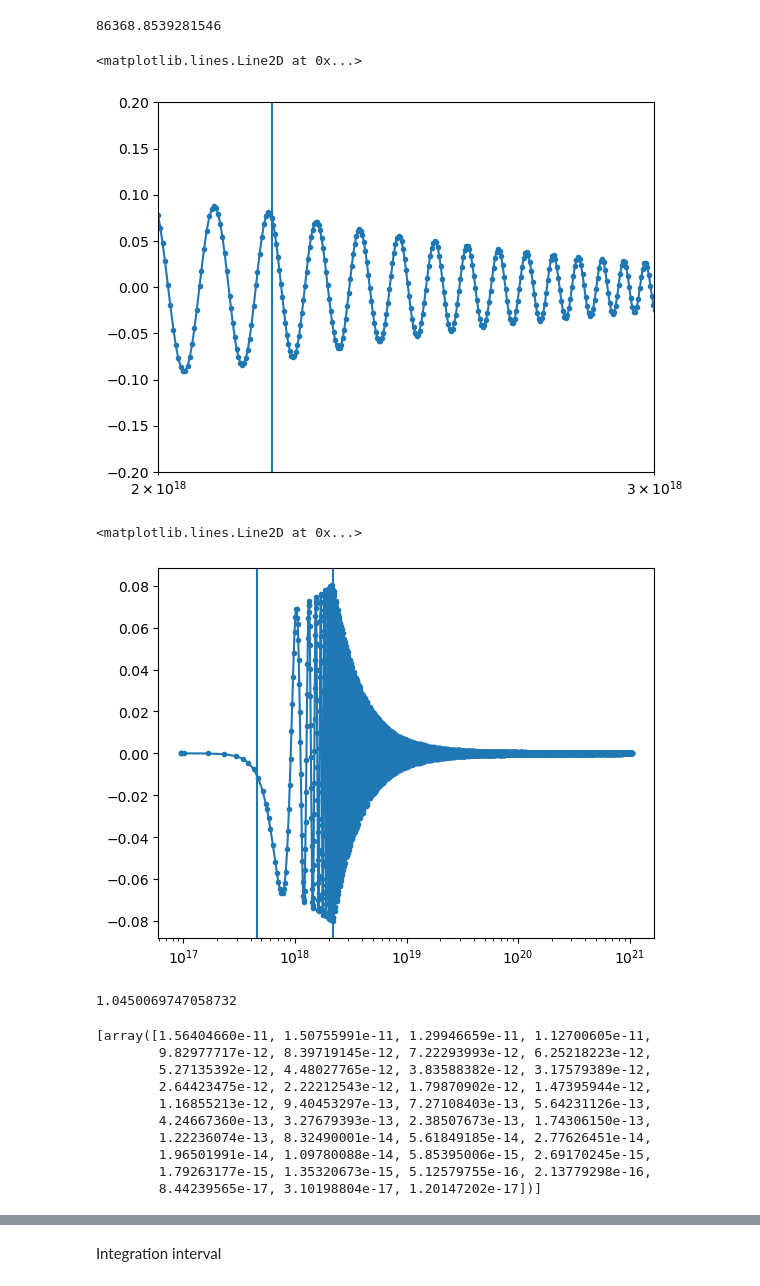
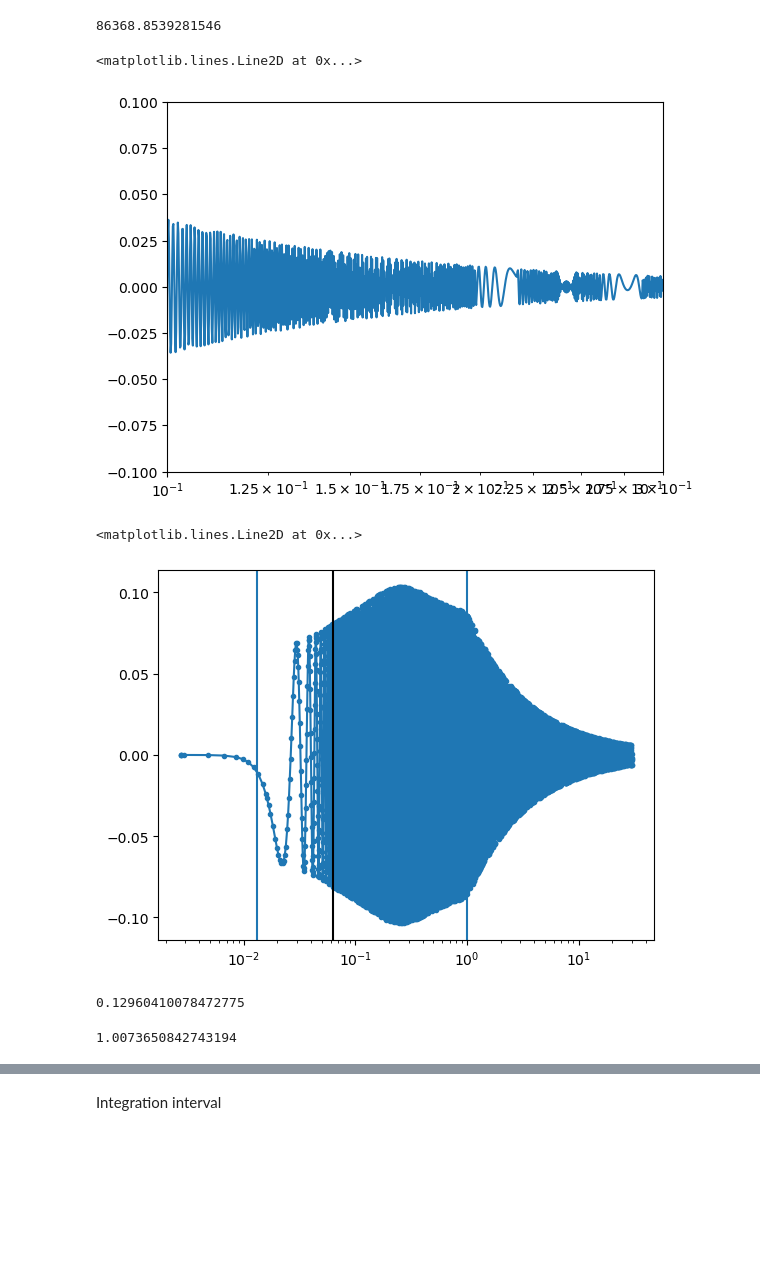
Before and after one commit to ManuelBuenAbad/axion_mcmc, a Jupyter notebook: axion_evol.ipynb, the cells around one changed output, grey strips where cells are left out. Cells and saved outputs as stored; diff of their text form; code cells hidden in the pictures; blank space fills up the shorter version.

```diff
--- a/axion_evol.ipynb
+++ b/axion_evol.ipynb
@@ -1619,8 +1638,10 @@ def find_t_interval(model, fa, eps_phi, N, ini_ratio, end_ratio):
         if Nmin(eps_phi) > N:
             raise ValueError("Nmin(eps_phi={:g}) = {:g} > {:i}; that means that theta=0 is a local MAXIMUM and the axion does not solve the strong CP problem. Please increase N or increase eps_phi.".format(eps_phi, Nmin(eps_phi), N))
 
-        ma_of_tini = lambda t: np.sqrt(ma_pi2(fa))
-        ma_of_tend = lambda t: np.sqrt(ma_tot2(eps_phi, N, fa))
+        ma_of_tini = lambda t: np.sqrt(ma_pi2(fa)) # at high temperatures the minimum is at theta = pi
+        ma_of_tend = lambda t: np.sqrt(ma_tot2(eps_phi, N, fa)) # at low temperatures the minimum is at theta = 0
+
+        Vtot_primeprime(pi, Thi, 'ZN', eps_phi, N)
 
     else:
         raise ValueError("The argument 'model' must be either 'QCD' or 'ZN'. You passed '{}'".format(model))
@@ -2040,7 +2054,7 @@ def axion_msa(x, Y, model, fa, eps_phi, N, timescale, vev, p=12, small=1.e-10):
     dLmdLa = dlnmadlna(x*timescale, vev, model, eps_phi, N, p=p, small=small) # dlnm_a/dlna around an axion VEV
     h = timescale*Hubt(x*timescale) # dimless Hubble rate
 
-    dy = -(3/2)*h*(1 + dLmdLa)*y # time derivative
+    dy = -(3/2)*h*(1 + (1/3)*dLmdLa)*y # time derivative
 
     return [dy]
 # %% [markdown]
@@ -2071,7 +2085,7 @@ def msa_jac(x, Y, model, fa, eps_phi, N, timescale, vev, p=12, small=1.e-10):
     dLmdLa = dlnmadlna(x*timescale, vev, model, eps_phi, N, p=p, small=small) # dlnm_a/dlna around an axion VEV
     h = timescale*Hubt(x*timescale) # dimless Hubble rate
 
-    jac = [[-(3/2)*h*(1 + dLmdLa)]] # jacobian
+    jac = [[-(3/2)*h*(1 + (1/3)*dLmdLa)]] # jacobian
 
     return jac
 # %% [markdown]
@@ -2825,43 +3430,40 @@ test_sol.omega_a_raw
 # %% [output]
 86368.8539281546
 # %%
-test_sol = solve_axion_eom('QCD', 'switcheroo', 1.e12, epsphi_test, N_test, theta_ini, dtheta_ini, (0.01, 100), method='Radau', atol=1.e-6, rtol=1.e-5, vectorized=True, dense_MSA=5001)
+test_sol = solve_axion_eom('QCD', 'switcheroo', 1e12, epsphi_test, N_test, 1, dtheta_ini, (0.01, 100), method='Radau', atol=1.e-6, rtol=1.e-5, vectorized=True, dense_MSA=5001)
+
+# test_sol2 = solve_axion_eom('QCD', 'brute', 1e12, epsphi_test, N_test, 1, dtheta_ini, (0.01, 100), method='Radau', atol=1.e-6, rtol=1.e-5, vectorized=True)
 # %%
-plt.plot(test_sol.t_arr, test_sol.theta_arr, marker='.')
+plt.plot(test_sol.t_arr/tcrit, test_sol.theta_arr)#, marker='.')
+# plt.plot(test_sol2.t_arr/tcrit, test_sol2.theta_arr, ls=':')
 plt.xscale('log')
 # plt.yscale('log')
 # plt.xlim(9.e17, 1.2e18)#, plt.ylim(-0.2, 0.2)
-plt.xlim(2.e18, 3e18), plt.ylim(-0.2, 0.2)
-plt.axvline(test_sol.t_events[0])
-plt.axvline(test_sol.t_events[1])
+# plt.xlim(2.e18, 3e18), plt.ylim(-0.2, 0.2)
+plt.xlim(0.1, 0.3), plt.ylim(-0.1, 0.1)
+plt.axvline(test_sol.t_events[0]/tcrit)
+plt.axvline(test_sol.t_events[1]/tcrit)
 # %% [output]
 <matplotlib.lines.Line2D at 0x...>
-[figure, old version]
+[figure, new version]
 # %%
-plt.plot(test_sol.t_arr, (test_sol.dtheta_arr)/test_sol.ma_ini_MSA, marker='.')
+plt.plot(test_sol.t_arr/tcrit, (test_sol.dtheta_arr)/test_sol.msa_ma_ini, marker='.')
+# plt.plot(test_sol2.t_arr/tcrit, (test_sol2.dtheta_arr)/test_sol.msa_ma_ini, ls=':')
 plt.xscale('log')
 # plt.yscale('log')
 # plt.xlim(9.e17, 1.2e18)#, plt.ylim(-0.2, 0.2)
 # plt.xlim(2.e18, 3e18), plt.ylim(-0.2, 0.2)
-plt.axvline(test_sol.t_events[0])
-plt.axvline(test_sol.t_events[1])
+plt.axvline(test_sol.toscs[0]/tcrit)
+plt.axvline(1)
+plt.axvline(test_sol.msa_t_ini/tcrit, color='k')
 # %% [output]
 <matplotlib.lines.Line2D at 0x...>
-[figure, old version]
+[figure, new version]
+# %%
+test_sol.omega_a
+# %% [output]
+0.12960410078472775
 # %%
-test_sol.omega_a_raw/test_sol.omega_a
+test_sol.omega_a_full/test_sol.omega_a
 # %% [output]
-1.0450069747058732
+1.0073650842743194
-# %%
-test_sol.msa_rho_arr
-# %% [output]
-[array([1.56404660e-11, 1.50755991e-11, 1.29946659e-11, 1.12700605e-11,
-        9.82977717e-12, 8.39719145e-12, 7.22293993e-12, 6.25218223e-12,
-        5.27135392e-12, 4.48027765e-12, 3.83588382e-12, 3.17579389e-12,
-        2.64423475e-12, 2.22212543e-12, 1.79870902e-12, 1.47395944e-12,
-        1.16855213e-12, 9.40453297e-13, 7.27108403e-13, 5.64231126e-13,
-        4.24667360e-13, 3.27679393e-13, 2.38507673e-13, 1.74306150e-13,
-        1.22236074e-13, 8.32490001e-14, 5.61849185e-14, 2.77626451e-14,
-        1.96501991e-14, 1.09780088e-14, 5.85395006e-15, 2.69170245e-15,
-        1.79263177e-15, 1.35320673e-15, 5.12579755e-16, 2.13779298e-16,
-        8.44239565e-17, 3.10198804e-17, 1.20147202e-17])]
```
Also changed, not shown: parts of 54 cells of this notebook.
